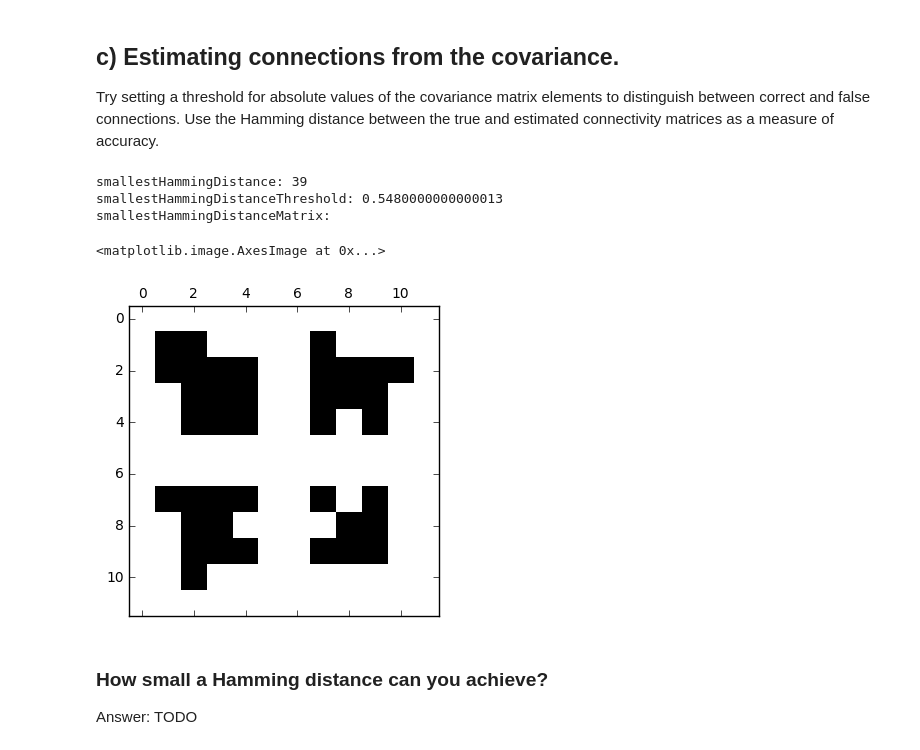
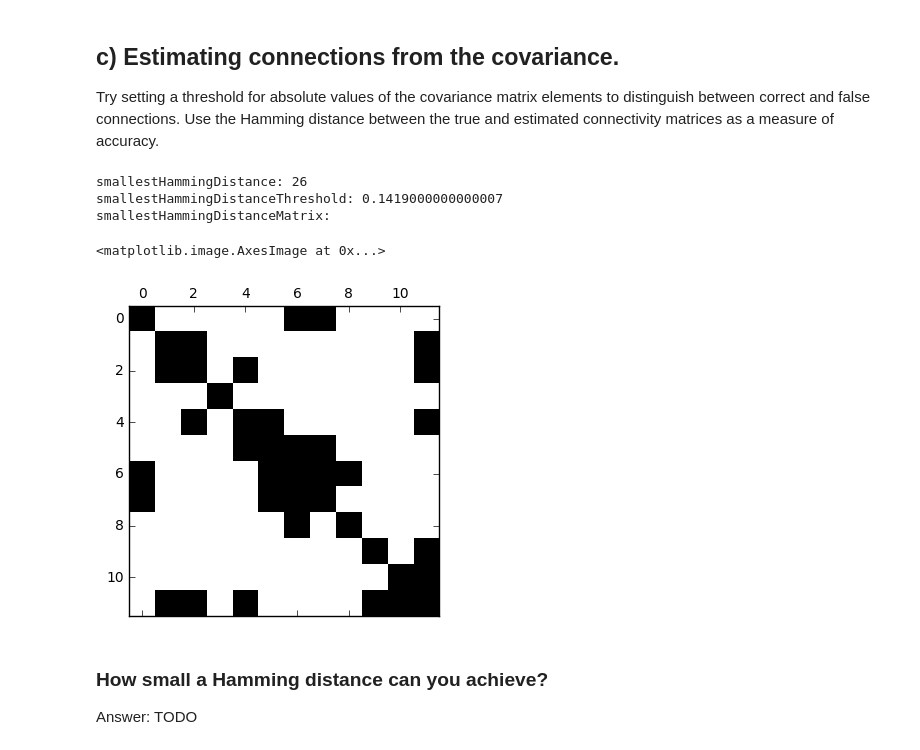
Before and after one commit to belochka/Bioinf, a Jupyter notebook: NetworkInference.ipynb, the cells around one changed output. Drawn from its saved outputs; the diff is of its cells as text; code cells hidden in the pictures.

```diff
--- a/NetworkInference.ipynb
+++ b/NetworkInference.ipynb
@@ -27,13 +27,15 @@ import numpy.random as npr
 import networkx as nx
 import random
 
-def getPrecisionMatrix(G):
+def getPrecisionMatrix(G, ):
     #Adjacenz matrix (undirected so both directions considered) precision matrix
     N = len(G.nodes())
     precisionMatrix = np.zeros((N,N))
 
     for e in G.edges():
-        covarianceValue = npr.normal(1,1) #u=1; sig=1
+        covarianceValue = npr.normal(0,1) #u=0; sig=1
+        while covarianceValue == 0:
+            covarianceValue = npr.normal(0,1)
         precisionMatrix[e[0]][e[1]] = covarianceValue
         precisionMatrix[e[1]][e[0]] = covarianceValue
 
@@ -102,43 +104,43 @@ def hammingDistance(M1,M2):
     return hammingDistance
 
 def getASmallHammingDistance(covarianceMatrix,precisionMatrix):
-    threshold = -1 #0 #TODO: or get minimum value of matix?!
+    threshold = 0
     smallestHammingDistance = 144 #most bad: 12*12=144 (every element differs!)
     smallestHammingDistanceThreshold = 0
     smallestHammingDistanceMatrix = []
-    numberOfRuns = 10000
+    numberOfRuns = 10000 #TODO: run to the max value of the matrix...
     # Try some time to get a good values / suitable threshold / small hemming distance
     for i in range(numberOfRuns):
         tmpThresholdCovarianceMatrix = getThresholdCovarianzMatrix(covarianceMatrix,threshold)
         tmpHammingDistance = hammingDistance(tmpThresholdCovarianceMatrix,precisionMatrix)#Are this the right matrixes to compare?
 
         #TODO: why this point is only reached ones?! > Results always same?! doesnt make sence....
         if tmpHammingDistance < smallestHammingDistance:
             smallestHammingDistance = tmpHammingDistance
             smallestHammingDistanceThreshold = threshold
             smallestHammingDistanceMatrix = tmpThresholdCovarianceMatrix
 
-        threshold += 0.001 #increase threshold by some small value
+        threshold += 0.0001 #increase threshold by some small value
     return smallestHammingDistance,smallestHammingDistanceThreshold,smallestHammingDistanceMatrix
 
 # Format of result: [smallestHammingDistance,smallestHammingDistanceThreshold,smallestHammingDistanceMatrix]
 result = getASmallHammingDistance(covarianceMatrix,precisionMatrix)
 smallestHammingDistance = result[0]
 smallestHammingDistanceThreshold = result[1]
 smallestHammingDistanceMatrix = result[2]
 print('smallestHammingDistance:',smallestHammingDistance)
 print('smallestHammingDistanceThreshold:',smallestHammingDistanceThreshold)
 print('smallestHammingDistanceMatrix:')
 plt.figure(1)
 plt.spy(smallestHammingDistanceMatrix)
 
 # TODO: Check Result. And if its right what i did ;)
 # %% [output]
-smallestHammingDistance: 39
-smallestHammingDistanceThreshold: 0.5480000000000013
+smallestHammingDistance: 26
+smallestHammingDistanceThreshold: 0.1419000000000007
 smallestHammingDistanceMatrix:
 <matplotlib.image.AxesImage at 0x...>
-[figure, old version]
+[figure, new version]
 # %% [markdown]
 ### How small a Hamming distance can you achieve?
 Answer:
```
Also changed, not shown: parts of 13 cells of this notebook.
